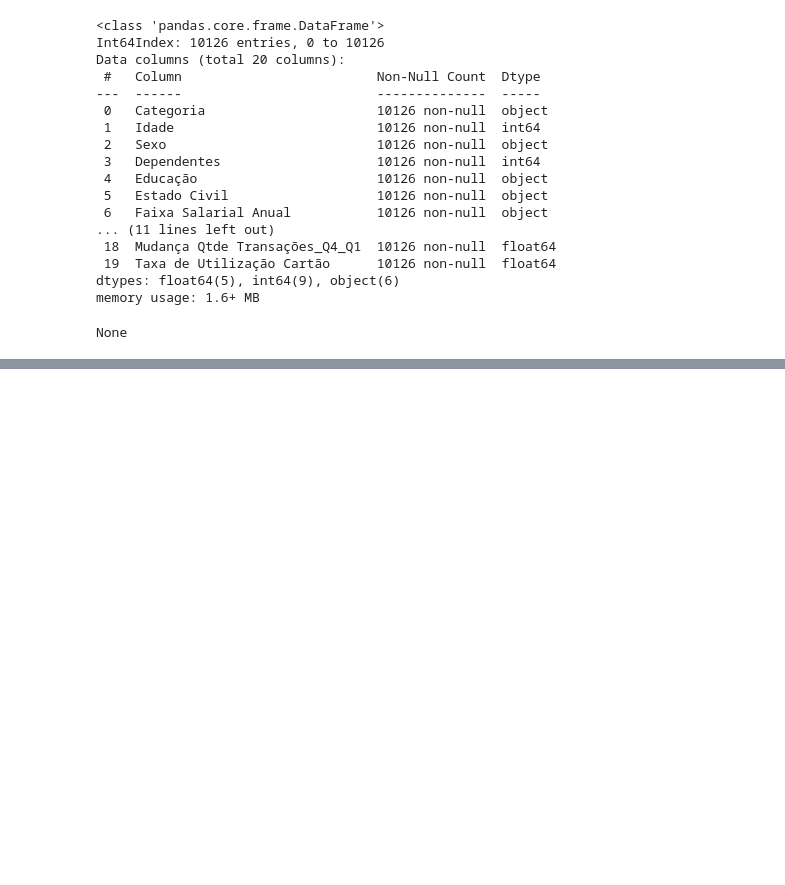
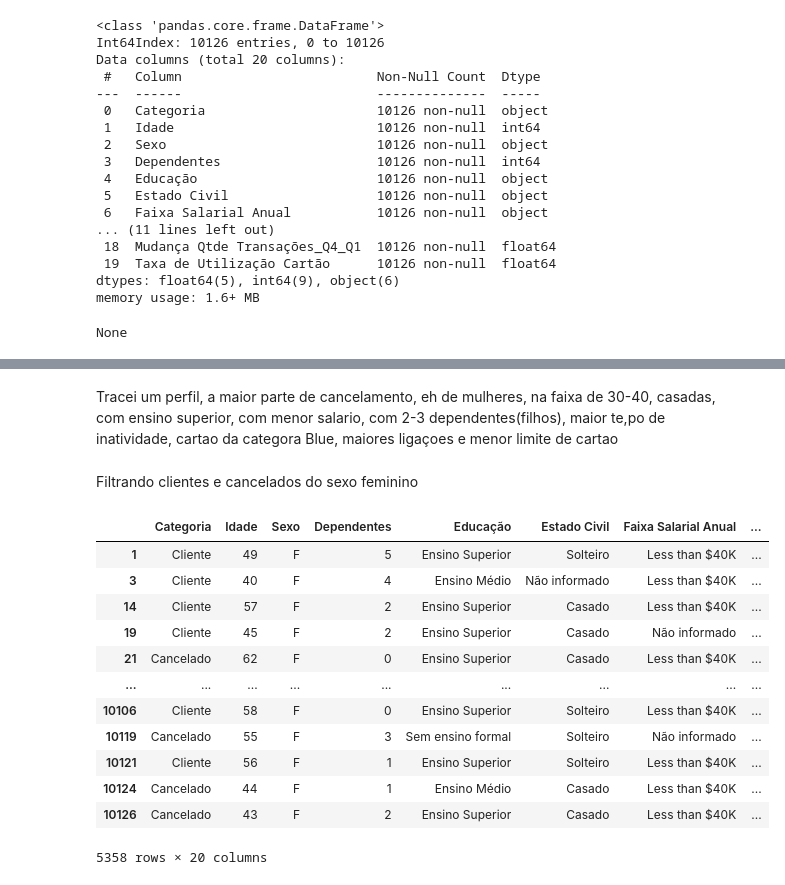
Before and after one commit to jeniferGoncalvesDaSilvaDev/Analise-de-dados-hashtag, a Jupyter notebook: aula_analise_dados_hadhtag.ipynb, the cells around one changed output, grey strips where cells are left out. Cells and saved outputs as stored; diff of their text form; code cells hidden in the pictures; blank space fills up the shorter version.

```diff
--- a/aula_analise_dados_hadhtag.ipynb
+++ b/aula_analise_dados_hadhtag.ipynb
@@ -78,0 +150,21 @@ df_remove.describe()
+# %% [markdown]
+Tracei um perfil, a maior parte de cancelamento, eh de mulheres, na faixa de 30-40, casadas, com ensino superior, com menor salario, com 2-3 dependentes(filhos), maior te,po de inatividade, cartao da categora Blue, maiores ligaçoes e menor limite de cartao
+# %% [markdown]
+Filtrando clientes e cancelados do sexo feminino
+# %%
+cliente_feminino=df_remove.loc[df_remove['Sexo']=='F']
+display(cliente_feminino)
+# %% [output]
+|  | Categoria | Idade | Sexo | Dependentes | Educação | Estado Civil | Faixa Salarial Anual | ... |
+| 1 | Cliente | 49 | F | 5 | Ensino Superior | Solteiro | Less than $40K | ... |
+| 3 | Cliente | 40 | F | 4 | Ensino Médio | Não informado | Less than $40K | ... |
+| 14 | Cliente | 57 | F | 2 | Ensino Superior | Casado | Less than $40K | ... |
+| 19 | Cliente | 45 | F | 2 | Ensino Superior | Casado | Não informado | ... |
+| 21 | Cancelado | 62 | F | 0 | Ensino Superior | Casado | Less than $40K | ... |
+| ... | ... | ... | ... | ... | ... | ... | ... | ... |
+| 10106 | Cliente | 58 | F | 0 | Ensino Superior | Solteiro | Less than $40K | ... |
+| 10119 | Cancelado | 55 | F | 3 | Sem ensino formal | Solteiro | Não informado | ... |
+| 10121 | Cliente | 56 | F | 1 | Ensino Superior | Solteiro | Less than $40K | ... |
+| 10124 | Cancelado | 44 | F | 1 | Ensino Médio | Casado | Less than $40K | ... |
+| 10126 | Cancelado | 43 | F | 2 | Ensino Superior | Casado | Less than $40K | ... |
+5358 rows × 20 columns
```
Also changed, not shown: parts of 30 cells of this notebook.
